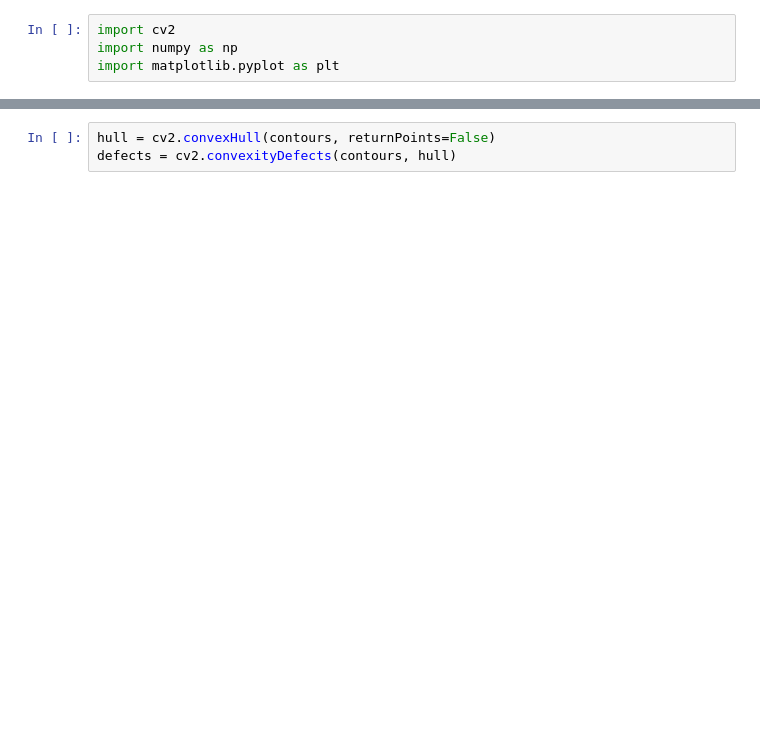
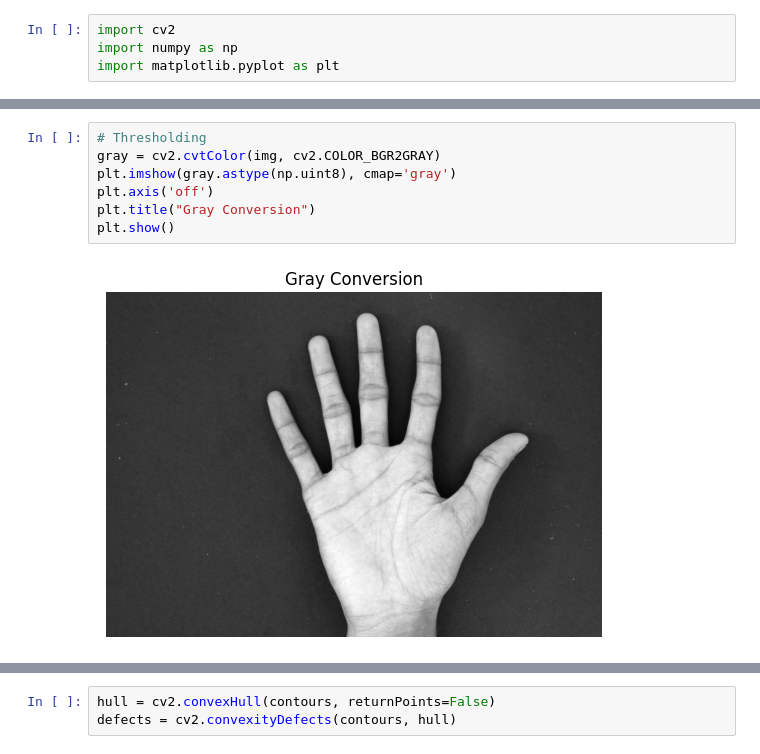
Before and after one commit to RizkiAlkarim/hand-geometry, a Jupyter notebook: with_open_cv.ipynb, the cells around one changed output, grey strips where cells are left out. Drawn from its saved outputs; the diff is of its cells as text; blank space fills up the shorter version.

```diff
--- a/with_open_cv.ipynb
+++ b/with_open_cv.ipynb
@@ -13 +14,10 @@ plt.show()
+# %%
+# Thresholding
+gray = cv2.cvtColor(img, cv2.COLOR_BGR2GRAY)
+plt.imshow(gray.astype(np.uint8), cmap='gray')
+plt.axis('off')
+plt.title("Gray Conversion")
+plt.show()
+# %% [output]
+[figure, added]
 # %%
```
Also changed, not shown: parts of 10 cells of this notebook, 7 other files.
